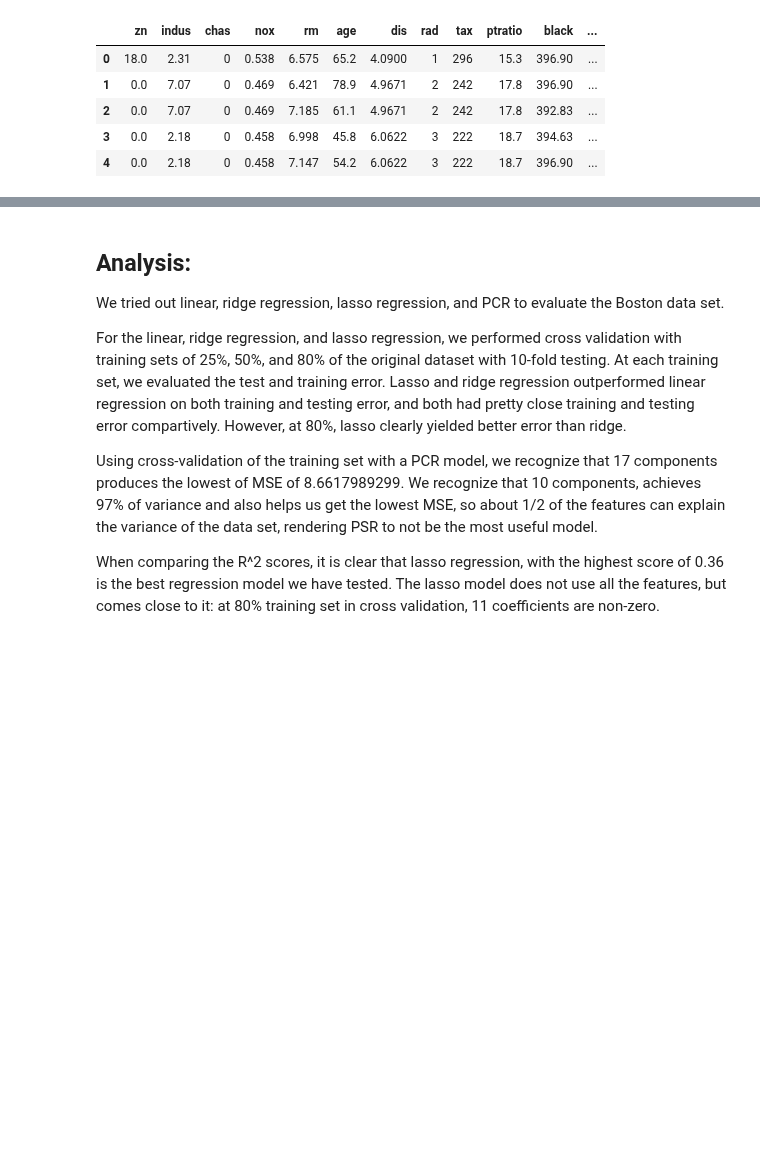
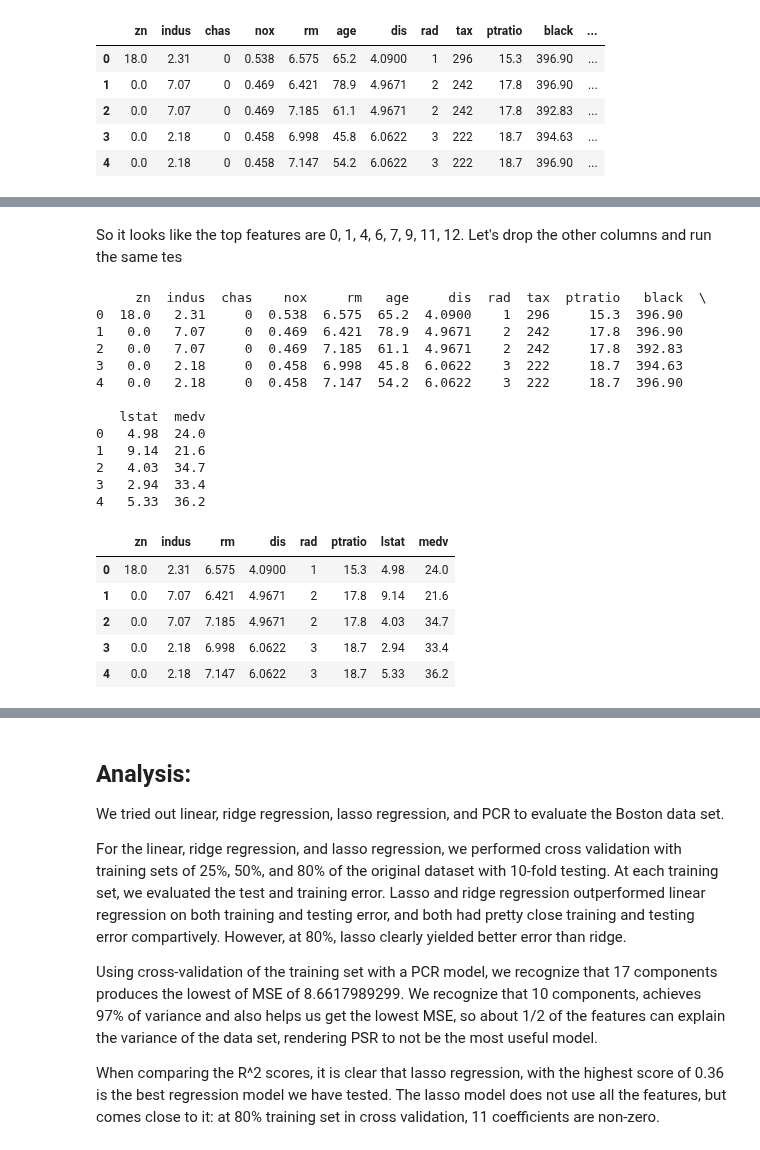
Before and after one commit to Ada520/DSLab, a Jupyter notebook: Lab6/Lab6.ipynb, the cells around one changed output, grey strips where cells are left out. Saved outputs shown, nothing was run; the diff lists cells and outputs as text; code cells hidden in the pictures; blank space fills up the shorter version.

```diff
--- a/Lab6/Lab6.ipynb
+++ b/Lab6/Lab6.ipynb
@@ -481,0 +529,26 @@ PCR R^2 Score: -0.514068801327
+# %% [markdown]
+So it looks like the top features are 0, 1, 4, 6, 7, 9, 11, 12. Let's drop the other columns and run the same tes
+# %%
+print X.head()
+Xnew = X.drop(['chas', 'nox', 'age', 'tax', 'black'], axis=1)
+Xnew.head()
+# %% [output]
+     zn  indus  chas    nox     rm   age     dis  rad  tax  ptratio   black  \
+0  18.0   2.31     0  0.538  6.575  65.2  4.0900    1  296     15.3  396.90
+1   0.0   7.07     0  0.469  6.421  78.9  4.9671    2  242     17.8  396.90
+2   0.0   7.07     0  0.469  7.185  61.1  4.9671    2  242     17.8  392.83
+3   0.0   2.18     0  0.458  6.998  45.8  6.0622    3  222     18.7  394.63
+4   0.0   2.18     0  0.458  7.147  54.2  6.0622    3  222     18.7  396.90
+
+   lstat  medv
+0   4.98  24.0
+1   9.14  21.6
+2   4.03  34.7
+3   2.94  33.4
+4   5.33  36.2
+|  | zn | indus | rm | dis | rad | ptratio | lstat | medv |
+| 0 | 18.0 | 2.31 | 6.575 | 4.0900 | 1 | 15.3 | 4.98 | 24.0 |
+| 1 | 0.0 | 7.07 | 6.421 | 4.9671 | 2 | 17.8 | 9.14 | 21.6 |
+| 2 | 0.0 | 7.07 | 7.185 | 4.9671 | 2 | 17.8 | 4.03 | 34.7 |
+| 3 | 0.0 | 2.18 | 6.998 | 6.0622 | 3 | 18.7 | 2.94 | 33.4 |
+| 4 | 0.0 | 2.18 | 7.147 | 6.0622 | 3 | 18.7 | 5.33 | 36.2 |
```
Also changed, not shown: parts of 8 cells of this notebook.
